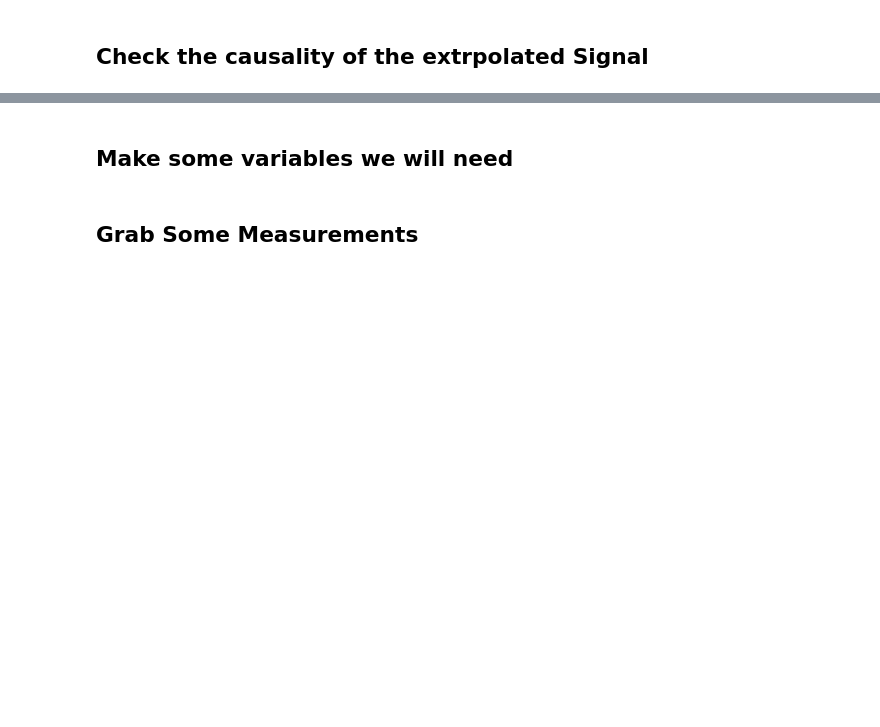
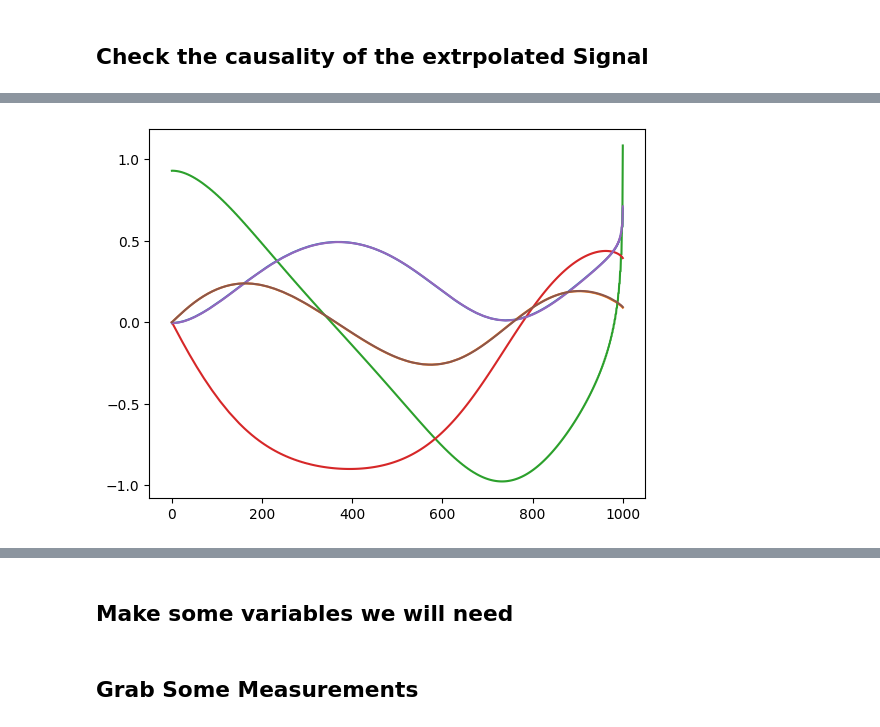
Before and after one commit to VarunGorti/CurveFitting-DIP, a Jupyter notebook: Data_Preprocess_Testing.ipynb, the cells around one changed output, grey strips where cells are left out. Saved outputs shown, nothing was run; the diff lists cells and outputs as text; code cells hidden in the pictures; blank space fills up the shorter version.

```diff
--- a/Data_Preprocess_Testing.ipynb
+++ b/Data_Preprocess_Testing.ipynb
@@ -119,0 +143,8 @@ plt.show()
+# %%
+plt.figure()
+for i in range(zerod_sparams.shape[0]):
+    plt.plot(zerod_sparams[i, 0, :])
+    plt.plot(zerod_sparams[i, 1, :])
+plt.show()
+# %% [output]
+[figure, added]
```
Also changed, not shown: parts of 17 cells of this notebook, 2 other files.
